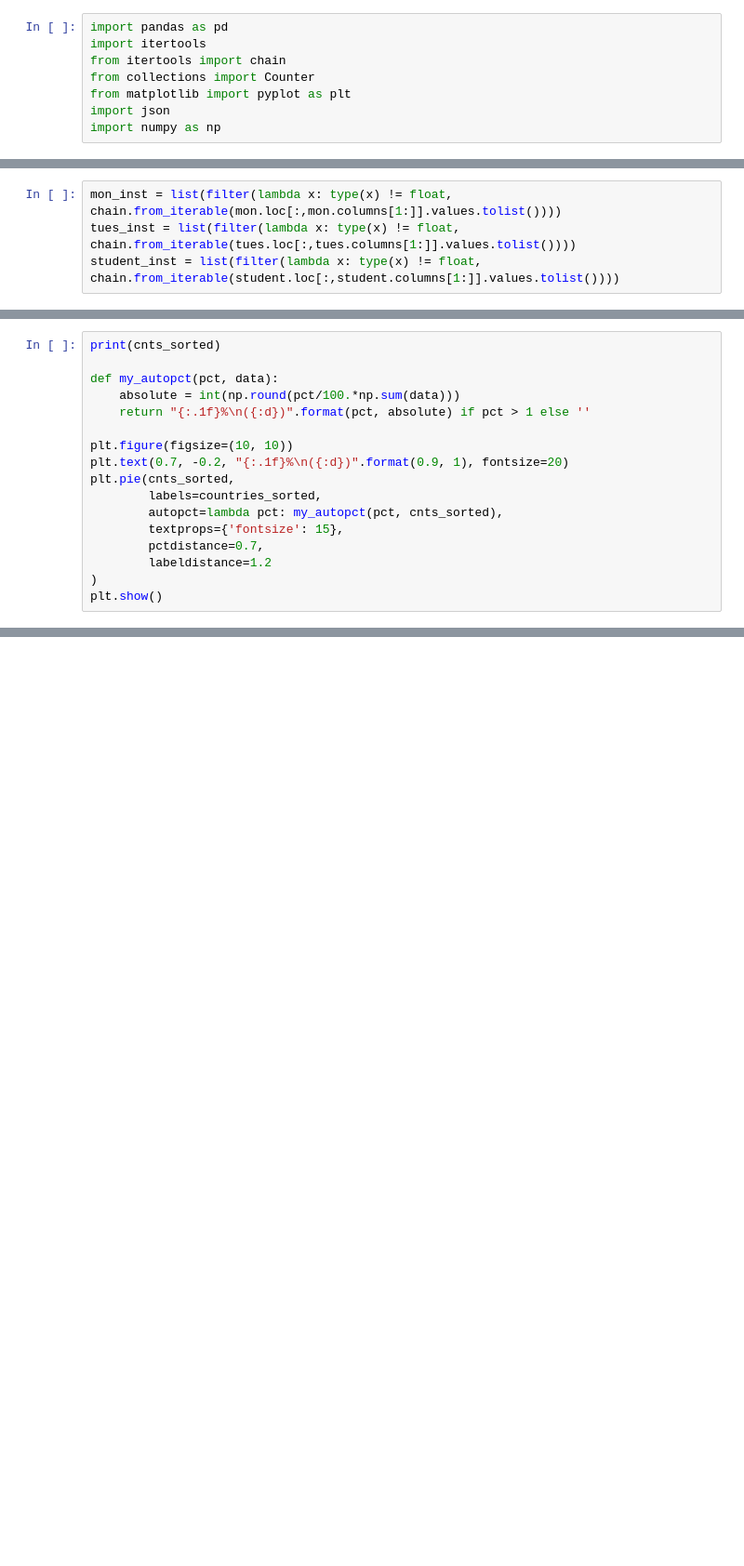
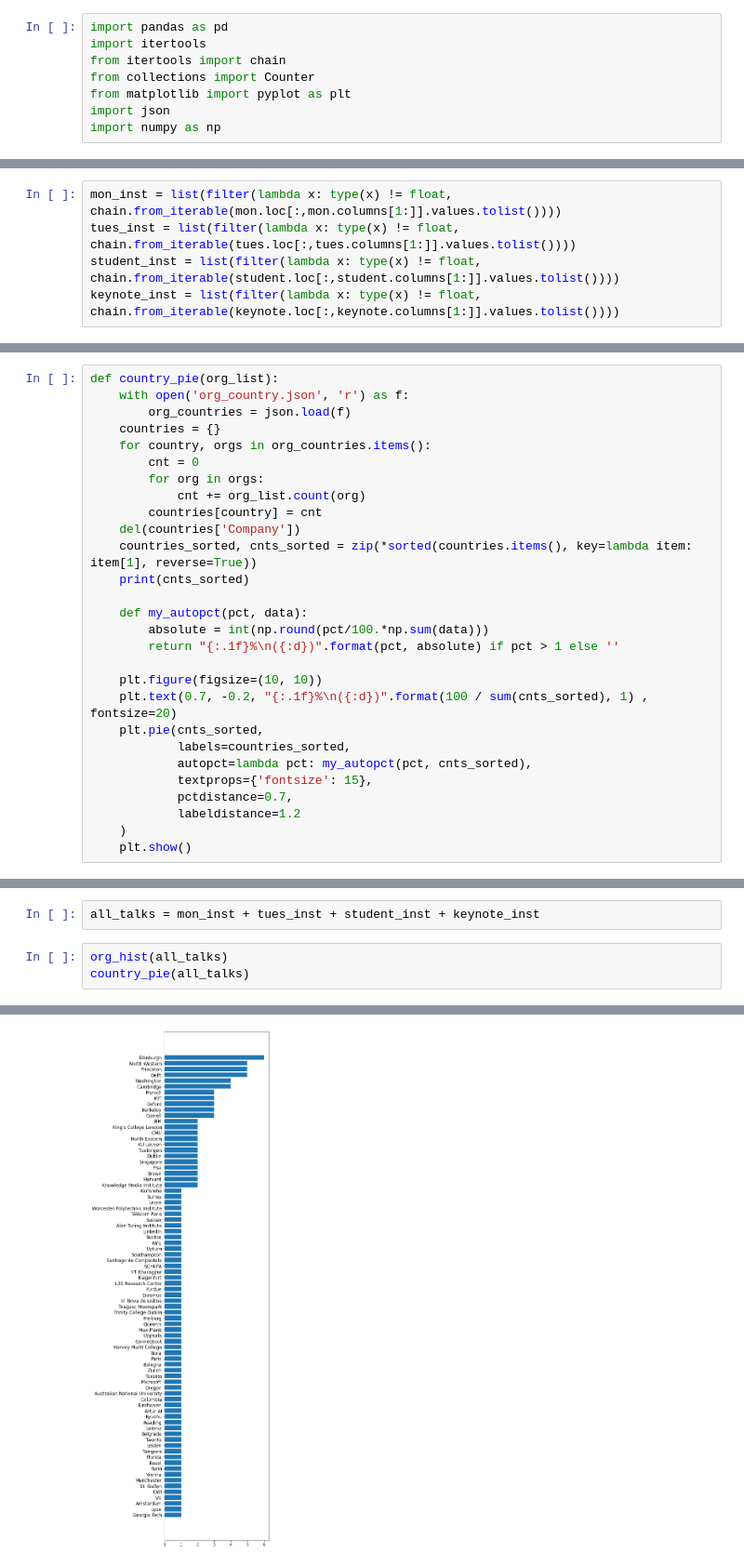
Before and after one commit to anitavero/aies2022, a Jupyter notebook: aies_stats.ipynb, the cells around one changed output, grey strips where cells are left out. Shown at 93% size. Cells and saved outputs as stored; diff of their text form; blank space fills up the shorter version.

Commit message:
Add keynotes; Plotting functions

```diff
--- a/aies_stats.ipynb
+++ b/aies_stats.ipynb
@@ -14,6 +15,7 @@ student = pd.read_csv('AIES-2022-student-lightning.csv')
 mon_inst = list(filter(lambda x: type(x) != float, chain.from_iterable(mon.loc[:,mon.columns[1:]].values.tolist())))
 tues_inst = list(filter(lambda x: type(x) != float, chain.from_iterable(tues.loc[:,tues.columns[1:]].values.tolist())))
 student_inst = list(filter(lambda x: type(x) != float, chain.from_iterable(student.loc[:,student.columns[1:]].values.tolist())))
+keynote_inst = list(filter(lambda x: type(x) != float, chain.from_iterable(keynote.loc[:,keynote.columns[1:]].values.tolist())))
 # %%
 print(len(mon_inst))
 print(len(tues_inst))
@@ -46,17 +36,28 @@ countries_sorted, cnts_sorted = zip(*sorted(countries.items(), key=lambda item:
 # %%
-print(cnts_sorted)
+def country_pie(org_list):
+    with open('org_country.json', 'r') as f:
+        org_countries = json.load(f)
+    countries = {}
+    for country, orgs in org_countries.items():
+        cnt = 0
+        for org in orgs:
+            cnt += org_list.count(org)
+        countries[country] = cnt
+    del(countries['Company'])
+    countries_sorted, cnts_sorted = zip(*sorted(countries.items(), key=lambda item: item[1], reverse=True))
+    print(cnts_sorted)
 
-def my_autopct(pct, data):
-    absolute = int(np.round(pct/100.*np.sum(data)))
-    return "{:.1f}%\n({:d})".format(pct, absolute) if pct > 1 else ''
+    def my_autopct(pct, data):
+        absolute = int(np.round(pct/100.*np.sum(data)))
+        return "{:.1f}%\n({:d})".format(pct, absolute) if pct > 1 else ''
 
-plt.figure(figsize=(10, 10))
-plt.text(0.7, -0.2, "{:.1f}%\n({:d})".format(0.9, 1), fontsize=20)
-plt.pie(cnts_sorted,
-        labels=countries_sorted,
-        autopct=lambda pct: my_autopct(pct, cnts_sorted),
-        textprops={'fontsize': 15},
-        pctdistance=0.7,
-        labeldistance=1.2
-)
-plt.show()
+    plt.figure(figsize=(10, 10))
+    plt.text(0.7, -0.2, "{:.1f}%\n({:d})".format(100 / sum(cnts_sorted), 1) , fontsize=20)
+    plt.pie(cnts_sorted,
+            labels=countries_sorted,
+            autopct=lambda pct: my_autopct(pct, cnts_sorted),
+            textprops={'fontsize': 15},
+            pctdistance=0.7,
+            labeldistance=1.2
+    )
+    plt.show()
@@ -65,0 +64,6 @@ plt.show()
+# %%
+all_talks = mon_inst + tues_inst + student_inst + keynote_inst
+# %%
+org_hist(all_talks)
+country_pie(all_talks)
+# %% [output]
@@ -65,0 +71 @@ plt.show()
+[figure, added]
```
Also changed, not shown: parts of 9 cells of this notebook, 3 other files.
